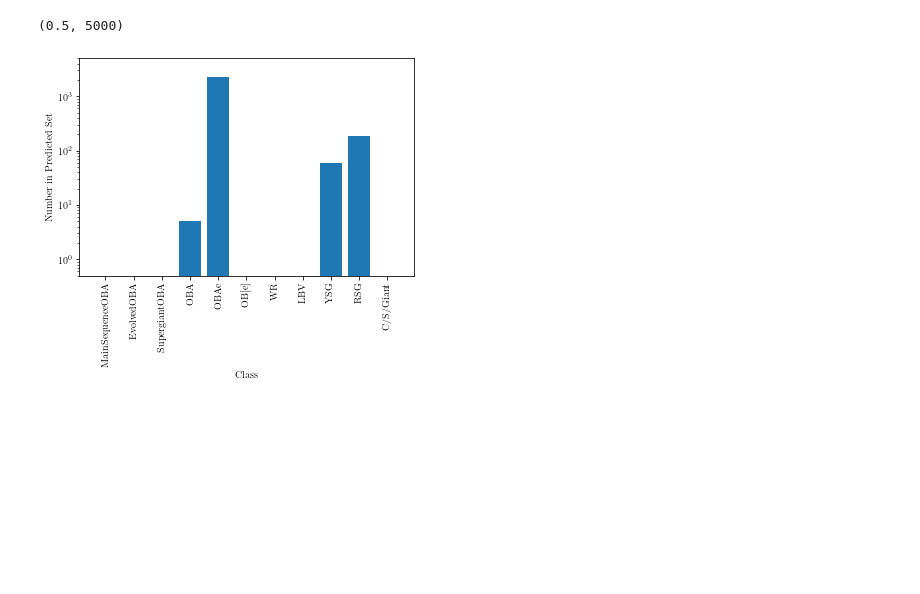
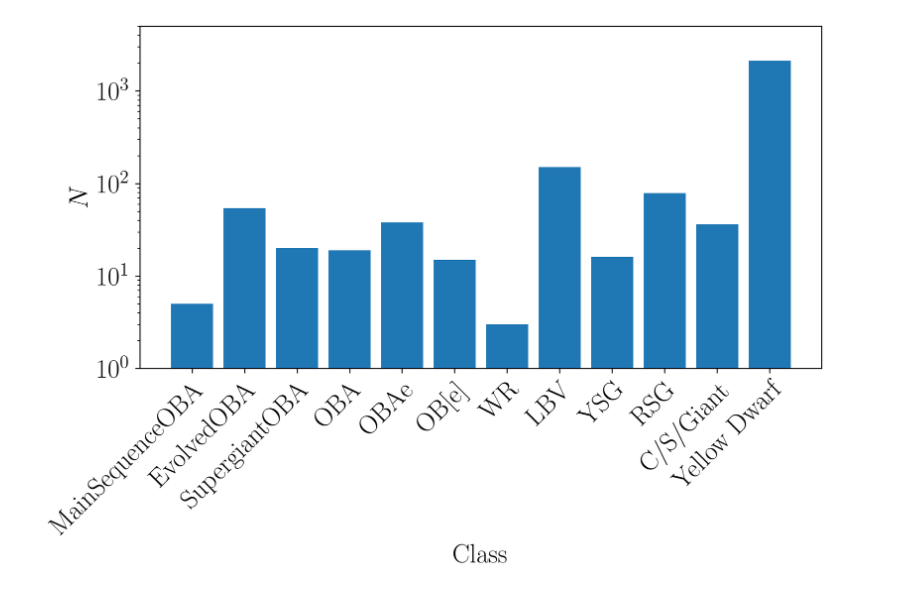
Before and after one commit to tzdwi/GaiaSprintMassive, a Jupyter notebook: WISE/code/SVM.ipynb, the cells around one changed output. Drawn from its saved outputs; the diff is of its cells as text; code cells hidden in the pictures; blank space fills up the shorter version.

```diff
--- a/WISE/code/SVM.ipynb
+++ b/WISE/code/SVM.ipynb
@@ -136,0 +152,19 @@ plt.show()
+# %%
+m_dict = {'MainSequenceOBA':'o','EvolvedOBA':'v','SupergiantOBA':'^','OBA':'s',
+          'OBAe':'P','OB[e]':'*','WR':'X','LBV':'D','YSG':'8','RSG':'p','C/S/Giant':'H','Yellow Dwarf':'d'}
+c_dict = {'MainSequenceOBA':'slateblue','EvolvedOBA':'cornflowerblue','SupergiantOBA':'b',
+          'OBA':'dodgerblue','OBAe':'lightseagreen','OB[e]':'darkgreen','WR':'C4',
+          'LBV':'mediumorchid','YSG':'y','RSG':'lightcoral','C/S/Giant':'lightsalmon','Yellow Dwarf':'goldenrod'}
+fig,ax = plot_completeness_contamination(y_test, y_check, classes=classes,c_dict=c_dict,m_dict=m_dict,s=100)
+fig.dpi=300
+ax.legend(bbox_to_anchor=(1, 1))
+ax.set_xlim(-0.03,1.03)
+ax.set_ylim(-0.03,1.03)
+ax.xaxis.label.set_size(20)
+ax.yaxis.label.set_size(20)
+for tick in ax.xaxis.get_major_ticks():
+    tick.label.set_fontsize(20)
+for tick in ax.yaxis.get_major_ticks():
+    tick.label.set_fontsize(20)
+fig.tight_layout()
+plt.savefig('../plots/completeness_contamination_SVC.pdf')
@@ -137,23 +173,32 @@ plt.show()
 # %%
 unknown_indices = [c in np.array(['Misc. Variable','Unknown/Candidate'])
  for c in joined['Class']]
-unknowns = joined[unknown_indices].fillna(value=0)
-unknowns_data = unknowns[['G-J','J-H','H-K','K-W1','W1-W2','W2-W3','W3-W4','M_G','M_W1',
-                          'W1chi2red','W2chi2red','W1-W2chi2red','W1_EWM','W2_EWM',
-                          'W1-W2_EWM','W1_Nzeroes','W1_meanDt', 'W1_stdDt', 'W2_Nzeroes',
-                          'W2_meanDt', 'W2_stdDt','W1-W2_Nzeroes', 'W1-W2_meanDt', 'W1-W2_stdDt']]
-X_unknown = scaler.transform(unknowns_data)
-unknown_classes = encoder.inverse_transform(best_svc.predict(unknowns_data))
+unknowns = joined[unknown_indices].fillna(value=0).reset_index()
+unknowns_data = unknowns[['M_G','G-J','J-H','H-K','K-W1','W1-W2','W2-W3','W3-W4','M_W1','W1chi2red','W1_EWM','W1_Nzeroes',
+                   'W1_meanDt', 'W1_stdDt','W2chi2red','W2_EWM','W2_Nzeroes', 'W2_meanDt',
+                   'W2_stdDt','W1-W2chi2red','W1-W2_EWM','W1-W2_Nzeroes','W1-W2_meanDt','W1-W2_stdDt']]
+X_unknown = imputer.transform(scaler.transform(unknowns_data))
+
+unknown_classes = best_svc.predict(X_unknown)
 num_output = []
 for pred_class in classes:
     num = len(unknown_classes[unknown_classes == pred_class])
     num_output.append(num)
+
+plt.figure(dpi=300,figsize=(8.5,6))
 plt.bar(np.arange(len(classes)),num_output)
 plt.yscale('log')
-plt.xticks(ticks=np.arange(len(classes)),labels=classes,rotation='vertical')
-plt.xlabel('Class')
-plt.ylabel('Number in Predicted Set')
-plt.ylim(0.5,5000)
+plt.xticks(ticks=np.arange(len(classes)),labels=classes,rotation=45,ha="right",
+             rotation_mode="anchor")
+plt.xlabel('Class',fontsize=20)
+plt.ylabel('$N$',fontsize=20)
+plt.ylim(1,5000)
+ax = plt.gca()
+for tick in ax.xaxis.get_major_ticks():
+    tick.label.set_fontsize(20)
+for tick in ax.yaxis.get_major_ticks():
+    tick.label.set_fontsize(20)
+plt.tight_layout()
+plt.savefig('../plots/unknown_labels_SVC.pdf')
 # %% [output]
-(0.5, 5000)
-[figure, old version]
+[figure, new version]
```
Also changed, not shown: parts of 53 cells of this notebook, 11 other files.
